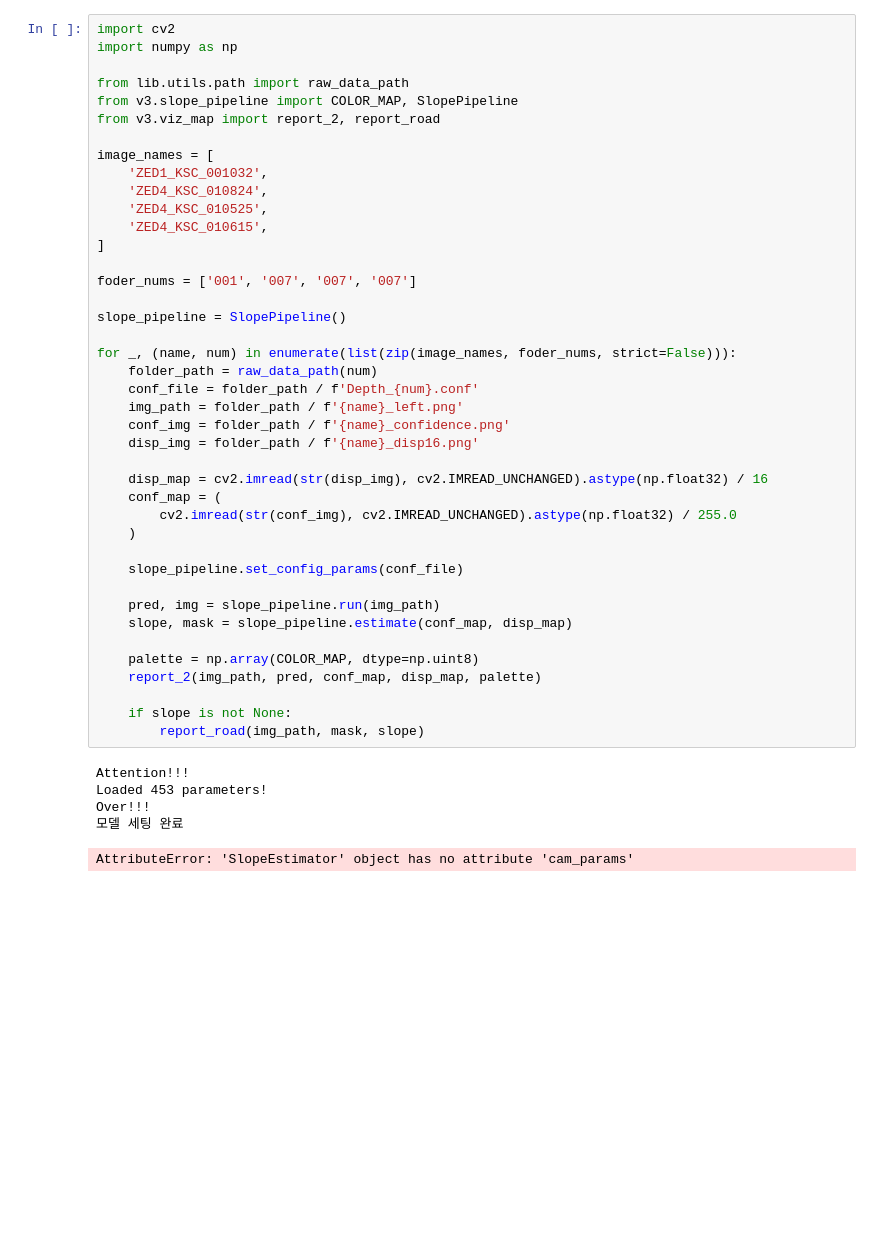
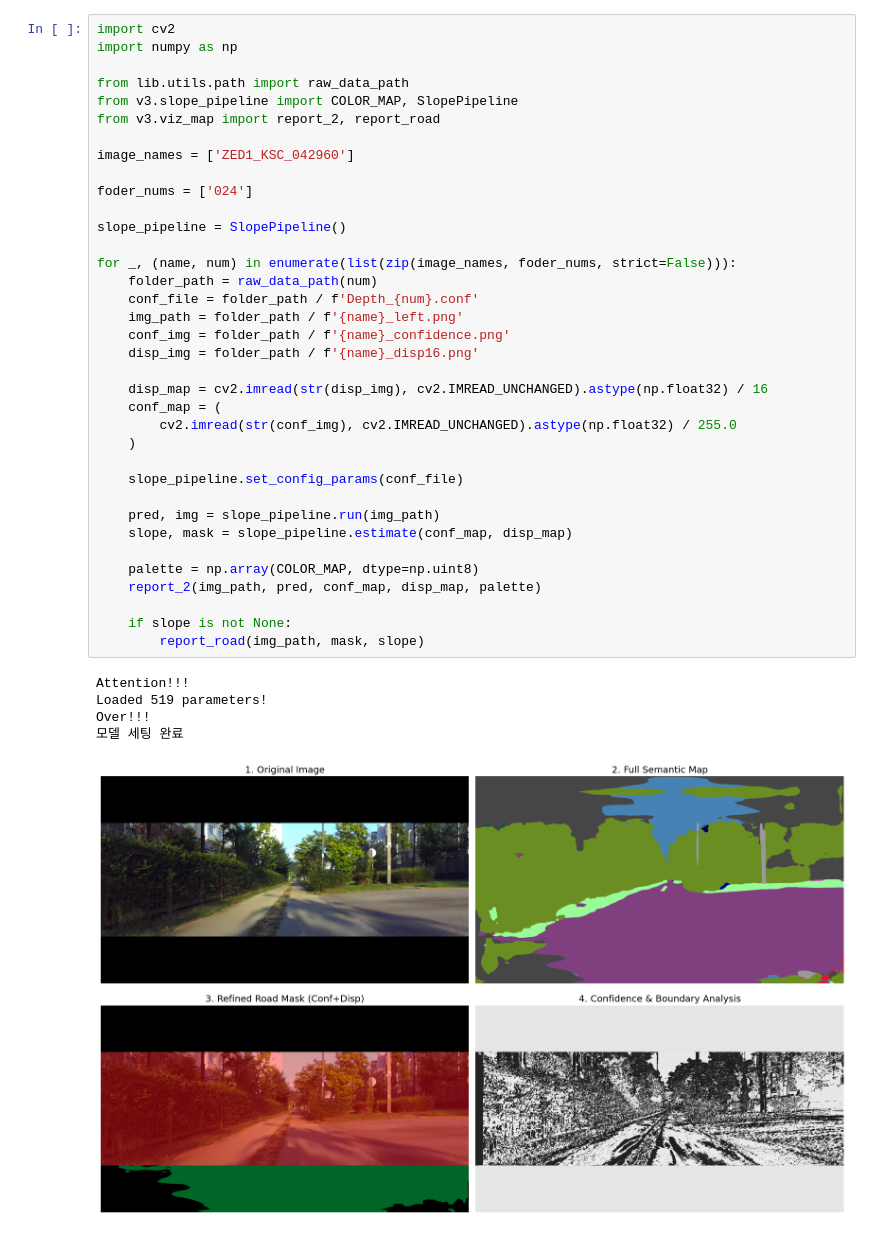
Before and after one commit to PU3-Lab/wheel-safe, a Jupyter notebook: notebooks/run_slope_pipline.ipynb, the cells around one changed output. Drawn from its saved outputs; the diff is of its cells as text; blank space fills up the shorter version.

```diff
--- a/notebooks/run_slope_pipline.ipynb
+++ b/notebooks/run_slope_pipline.ipynb
@@ -6,42 +6,37 @@ from lib.utils.path import raw_data_path
 from v3.slope_pipeline import COLOR_MAP, SlopePipeline
 from v3.viz_map import report_2, report_road
 
-image_names = [
-    'ZED1_KSC_001032',
-    'ZED4_KSC_010824',
-    'ZED4_KSC_010525',
-    'ZED4_KSC_010615',
-]
+image_names = ['ZED1_KSC_042960']
 
-foder_nums = ['001', '007', '007', '007']
+foder_nums = ['024']
 
 slope_pipeline = SlopePipeline()
 
 for _, (name, num) in enumerate(list(zip(image_names, foder_nums, strict=False))):
     folder_path = raw_data_path(num)
     conf_file = folder_path / f'Depth_{num}.conf'
     img_path = folder_path / f'{name}_left.png'
     conf_img = folder_path / f'{name}_confidence.png'
     disp_img = folder_path / f'{name}_disp16.png'
 
     disp_map = cv2.imread(str(disp_img), cv2.IMREAD_UNCHANGED).astype(np.float32) / 16
     conf_map = (
         cv2.imread(str(conf_img), cv2.IMREAD_UNCHANGED).astype(np.float32) / 255.0
     )
 
     slope_pipeline.set_config_params(conf_file)
 
     pred, img = slope_pipeline.run(img_path)
     slope, mask = slope_pipeline.estimate(conf_map, disp_map)
 
     palette = np.array(COLOR_MAP, dtype=np.uint8)
     report_2(img_path, pred, conf_map, disp_map, palette)
 
     if slope is not None:
         report_road(img_path, mask, slope)
 # %% [output]
 Attention!!!
-Loaded 453 parameters!
+Loaded 519 parameters!
 Over!!!
 모델 세팅 완료
-AttributeError: 'SlopeEstimator' object has no attribute 'cam_params'
+[figure, added]
```
Also changed, not shown: parts of 2 cells of this notebook, 3 other files.
